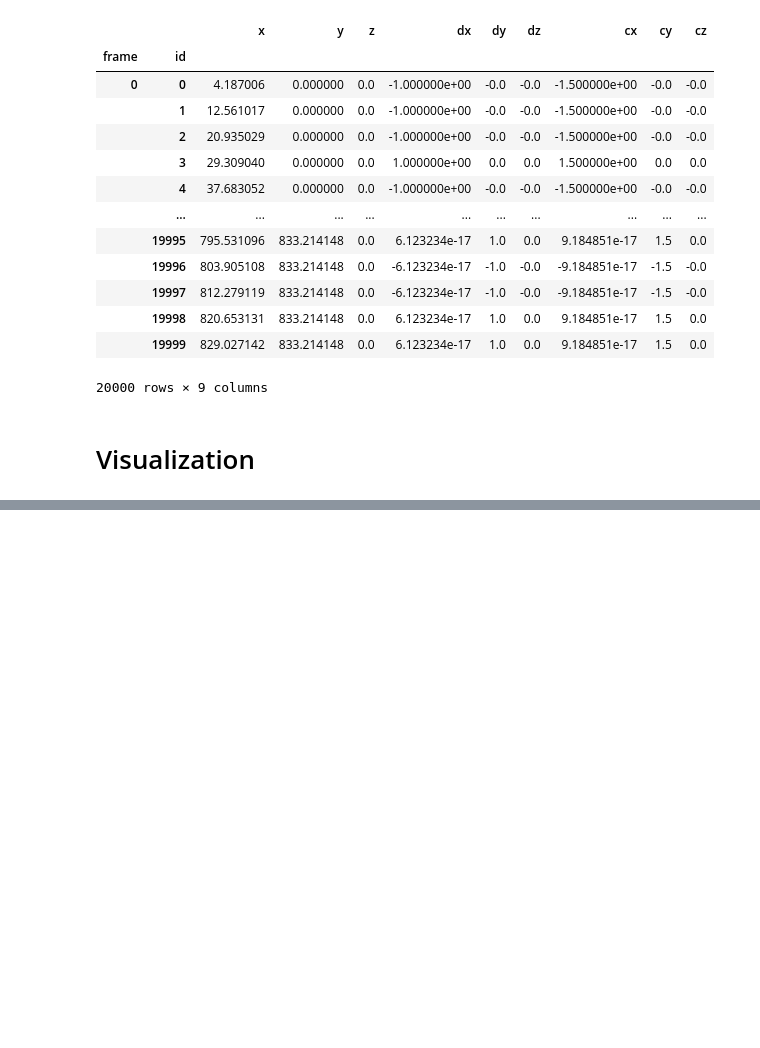
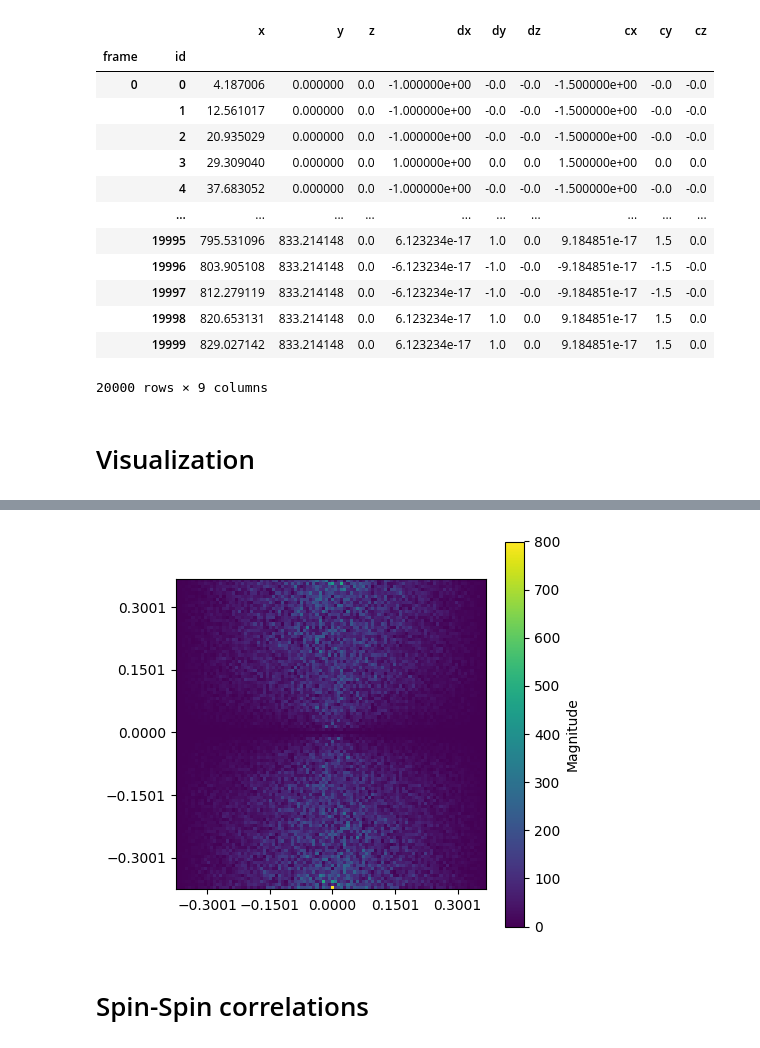
Before and after one commit to leogabac/stuckgs, a Jupyter notebook: src/af2_degeneracy.ipynb, the cells around one changed output, grey strips where cells are left out. Saved outputs shown, nothing was run; the diff lists cells and outputs as text; code cells hidden in the pictures; blank space fills up the shorter version.

```diff
--- a/src/af2_degeneracy.ipynb
+++ b/src/af2_degeneracy.ipynb
@@ -96,0 +129,18 @@ plt.show()
+# %%
+kx = 2*np.pi*np.fft.fftfreq(N,d=a.magnitude)
+ky = 2*np.pi*np.fft.fftfreq(N,d=a.magnitude)
+
+fft_corr = np.fft.fftshift( np.fft.fft2(corr) )
+
+fig, ax = plt.subplots(figsize=(5,5))
+image = ax.imshow(np.abs(fft_corr), origin='lower',extent=[min(kx),max(kx),min(ky),max(ky)])
+ax.set_xticks(kx[::20])
+ax.set_yticks(ky[::20])
+
+fig.colorbar(image, label='Magnitude')
+
+plt.show()
+# %% [output]
+[figure, added]
+# %% [markdown]
+# Spin-Spin correlations
```
Also changed, not shown: parts of 18 cells of this notebook, 7 other files.
